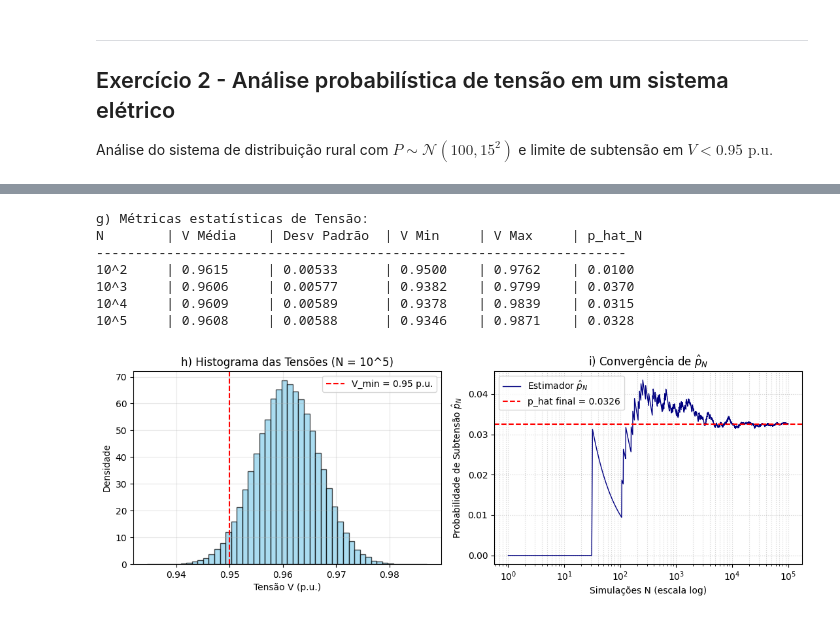
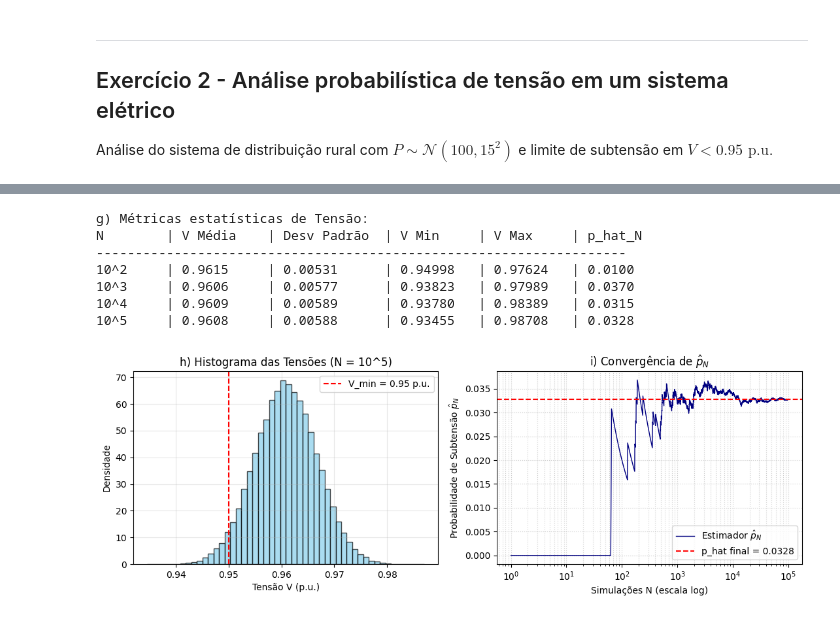
Before and after one commit to joaovicnog/montecarlo, a Jupyter notebook: montecarlo.ipynb, the cells around one changed output, grey strips where cells are left out. Drawn from its saved outputs; the diff is of its cells as text; code cells hidden in the pictures.

```diff
--- a/montecarlo.ipynb
+++ b/montecarlo.ipynb
@@ -137,33 +137,33 @@ O erro estatístico decresce, portanto, com $1/\sqrt{N}$.
 # %%
 import numpy as np
 import matplotlib.pyplot as plt
-from scipy.stats import norm
 
 c = 1.96 / np.sqrt(2 * np.pi)     # constante do item (b)
 I_ref = 0.4750                    # referência: tabela da Normal padrão, item (a)
 c2_var_g = 0.049285               # c^2 * sigma_g^2, obtido no item (c)
 
-# a) conferência do valor lido na tabela
-print(f"a) tabela: I = {I_ref:.4f} | conferência numérica: {norm.cdf(1.96) - 0.5:.6f}")
+# estimador de Monte Carlo com N amostras, itens (b) e (c)
+def I_hat(N):
+    X = np.random.uniform(0, 1.96, size=N)
+    return c * np.mean(np.exp(-X**2 / 2))
 
 # d) e e) estimador e erro absoluto para N = 10^2 ... 10^6
 np.random.seed(42)
 N_values = [10**2, 10**3, 10**4, 10**5, 10**6]
-print("\nd) e e) estimativas e erro absoluto:")
+print("d) e e) estimativas e erro absoluto:")
 for N in N_values:
-    X = np.random.uniform(0, 1.96, size=N)
-    I_hat = c * np.mean(np.exp(-X**2 / 2))
-    e_N = abs(I_hat - I_ref)
+    I_N = I_hat(N)
+    e_N = abs(I_N - I_ref)
     sigma_N = np.sqrt(c2_var_g / N)
-    print(f"N = 10^{int(np.log10(N))}: I_hat = {I_hat:.6f}, e_N = {e_N:.6f}, "
+    print(f"N = 10^{int(np.log10(N))}: I_hat = {I_N:.6f}, e_N = {e_N:.6f}, "
           f"sigma = {sigma_N:.6f}, e_N/sigma = {e_N / sigma_N:.2f}")
 
-# f) e g) M = 100 repetições por N (ddof=1: variância amostral corrigida)
+# f) e g) M = 100 repetições por N
 M = 100
 print("\nf) e g) M = 100 repetições:")
 for N in N_values:
-    I_hats = [c * np.mean(np.exp(-np.random.uniform(0, 1.96, size=N)**2 / 2)) for _ in range(M)]
-    var = np.var(I_hats, ddof=1)
+    I_hats = [I_hat(N) for _ in range(M)]
+    var = np.var(I_hats)
     print(f"N = 10^{int(np.log10(N))}: média = {np.mean(I_hats):.6f}, "
           f"Var = {var:.4e}, N*Var = {N * var:.6f}")
 
@@ -390,7 +394,7 @@ import matplotlib.pyplot as plt
 S_base, V0, R, X_react, fp, V_min = 500.0, 1.0, 0.13, 0.20, 0.95, 0.95
 tan_phi = np.sqrt(1 - fp**2) / fp
 
-# f) e g) Resultados estatísticos para N = 10^2 até 10^5 (ddof=1: desvio amostral corrigido)
+# f) e g) Resultados estatísticos para N = 10^2 até 10^5
 N_values_ex2 = [10**2, 10**3, 10**4, 10**5]
 np.random.seed(42)
 
@@ -399,55 +403,52 @@ print(f"{'N':<8} | {'V Média':<10} | {'Desv Padrão':<12} | {'V Min':<9} | {'V
 print("-" * 68)
 
 for N in N_values_ex2:
+    # a), b) e c): amostra de P, cálculo de Q e V, e a indicadora Y
     P = np.random.normal(loc=100.0, scale=15.0, size=N)
     Q = P * tan_phi
     V = V0 - R * (P / S_base) - X_react * (Q / S_base)
     Y = np.where(V < V_min, 1, 0)
-    print(f"10^{int(np.log10(N)):<5} | {np.mean(V):<10.4f} | {np.std(V, ddof=1):<12.5f} | {np.min(V):<9.4f} | {np.max(V):<9.4f} | {np.mean(Y):<9.4f}")
+    print(f"10^{int(np.log10(N)):<5} | {np.mean(V):<10.4f} | {np.std(V):<12.5f} | {np.min(V):<9.5f} | {np.max(V):<9.5f} | {np.mean(Y):<9.4f}")
 
-# h) e i) Gráficos para N = 10^5
-N_sim = 10**5
-np.random.seed(42)
-P_sim = np.random.normal(loc=100.0, scale=15.0, size=N_sim)
-Q_sim = P_sim * tan_phi
-V_sim = V0 - R * (P_sim / S_base) - X_react * (Q_sim / S_base)
-Y_sim = np.where(V_sim < V_min, 1, 0)
+# h) e i) Gráficos para N = 10^5, reaproveitando a última amostra do laço acima
+N_sim = N_values_ex2[-1]
+V_sim, Y_sim = V, Y
 
 plt.figure(figsize=(11, 4))
 
 # Histograma
 plt.subplot(1, 2, 1)
 plt.hist(V_sim, bins=50, color="skyblue", edgecolor="black", alpha=0.7, density=True)
 plt.axvline(V_min, color="red", linestyle="--", label=f"V_min = {V_min} p.u.")
 plt.xlabel("Tensão V (p.u.)")
 plt.ylabel("Densidade")
 plt.title("h) Histograma das Tensões (N = 10^5)")
 plt.legend()
 plt.grid(True, alpha=0.3)
 
 # Convergência
 p_hat_cum = np.cumsum(Y_sim) / np.arange(1, N_sim + 1)
 plt.subplot(1, 2, 2)
 plt.plot(range(1, N_sim + 1), p_hat_cum, color="navy", lw=1, label=r"Estimador $\hat{p}_N$")
 plt.axhline(p_hat_cum[-1], color="red", linestyle="--", label=f"p_hat final = {p_hat_cum[-1]:.4f}")
 plt.xscale("log")
 plt.xlabel("Simulações N (escala log)")
 plt.ylabel(r"Probabilidade de Subtensão $\hat{p}_N$")
 plt.title(r"i) Convergência de $\hat{p}_N$")
 plt.legend()
 plt.grid(True, which="both", linestyle=":", alpha=0.6)
 
 plt.tight_layout()
 plt.show()
 # %% [output]
 g) Métricas estatísticas de Tensão:
 N        | V Média    | Desv Padrão  | V Min     | V Max     | p_hat_N
 --------------------------------------------------------------------
-10^2     | 0.9615     | 0.00533      | 0.9500    | 0.9762    | 0.0100
-10^3     | 0.9606     | 0.00577      | 0.9382    | 0.9799    | 0.0370
-10^4     | 0.9609     | 0.00589      | 0.9378    | 0.9839    | 0.0315
-10^5     | 0.9608     | 0.00588      | 0.9346    | 0.9871    | 0.0328
+10^2     | 0.9615     | 0.00531      | 0.94998   | 0.97624   | 0.0100
+10^3     | 0.9606     | 0.00577      | 0.93823   | 0.97989   | 0.0370
+10^4     | 0.9609     | 0.00589      | 0.93780   | 0.98389   | 0.0315
+10^5     | 0.9608     | 0.00588      | 0.93455   | 0.98708   | 0.0328
-[figure, old version]
+[figure, new version]
 # %% [markdown]
 ### g) Análise dos resultados
 
```
Also changed, not shown: parts of 5 cells of this notebook.
